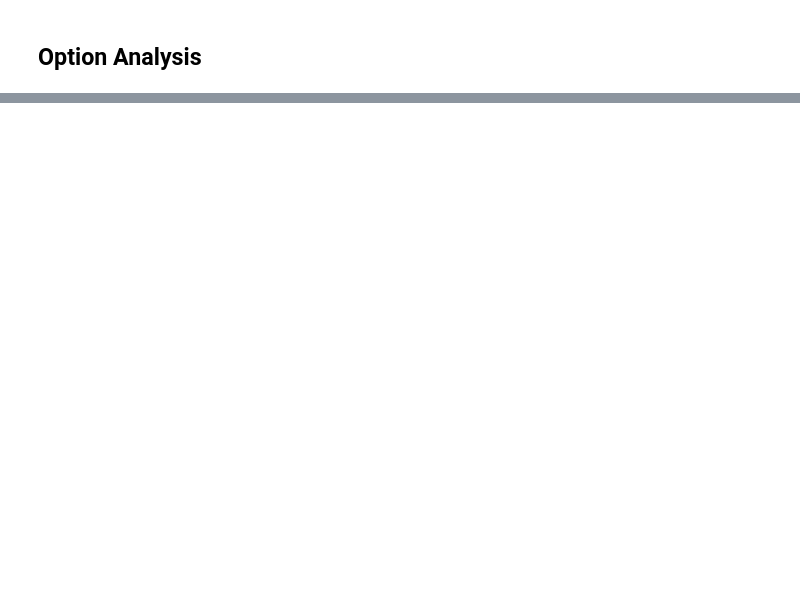
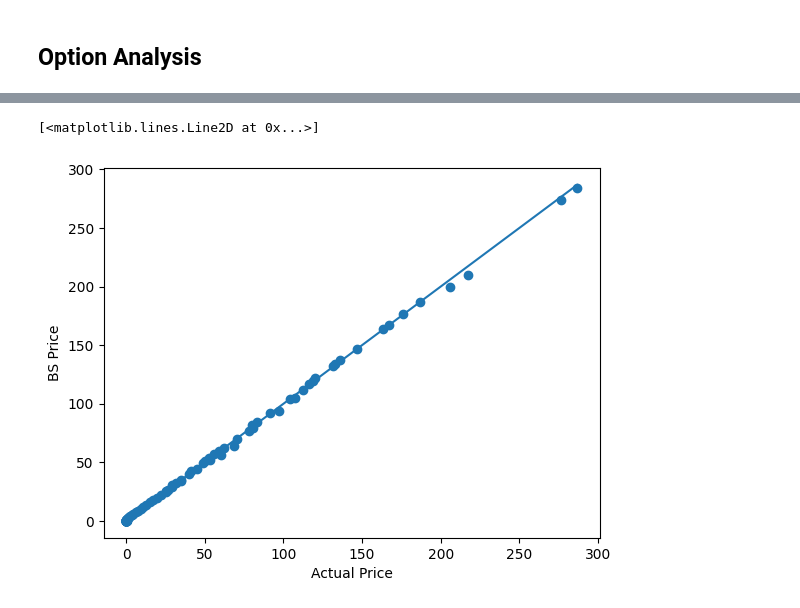
Before and after one commit to ansingh16/derivative_pricing, a Jupyter notebook: Code/Pricing.ipynb, the cells around one changed output, grey strips where cells are left out. Cells and saved outputs as stored; diff of their text form; code cells hidden in the pictures; blank space fills up the shorter version.

```diff
--- a/Code/Pricing.ipynb
+++ b/Code/Pricing.ipynb
@@ -290,0 +272,48 @@ calls.loc[calls.lastTradeDate==t_ini,'lastPrice'].values[0]
+# %%
+from datetime import datetime
+from Option_pricing import Pricing_Models
+
+# get historical volatility
+def get_volatility(data, tradedate):
+    return data.Close.pct_change().std()*np.sqrt(252)
+
+risk_free_rate = 0.05
+deltat = 1/252.0
+lastdate = date.today().strftime('%Y-%m-%d')
+# iterate over each strike price
+strike_price = calls['strike']
+volatility = get_volatility(stock_data,tradedate)
+
+BS_price = []
+op_price=[]
+for strike in strike_price:
+    strike_df = calls[calls['strike']==strike]
+    # print(strike,strike_df.lastTradeDate.values[0])
+
+    for tradedate in strike_df['lastTradeDate'].values:
+
+        if tradedate != lastdate:
+
+            exp = datetime.strptime(expiration, '%Y-%m-%d')
+            tdate = datetime.strptime(tradedate, '%Y-%m-%d')
+            Expiry = (exp - tdate).days/252
+            deltat = 1.0/252
+
+            model = Pricing_Models(strike,risk_free_rate,Expiry,volatility,deltat)
+
+            stock_price = stock_data.loc[stock_data.index==tradedate,'Close']
+            op_price.append(strike_df.loc[strike_df.lastTradeDate==tradedate,'lastPrice'].values[0])
+            BS_price.append(model.Black_Scholes(stock_price,"call"))
+# %%
+fig,ax = plt.subplots(1,1)
+ax.set_xlabel(r'Actual Price')
+ax.set_ylabel(r'BS Price')
+#ax.plot()
+#ax.set_xlim()
+#ax.set_ylim()
+
+ax.scatter(op_price,BS_price)
+ax.plot([min(op_price),max(op_price)],[min(op_price),max(op_price)])
+# %% [output]
+[<matplotlib.lines.Line2D at 0x...>]
+[figure, added]
```
Also changed, not shown: parts of 11 cells of this notebook, 1 other file.
